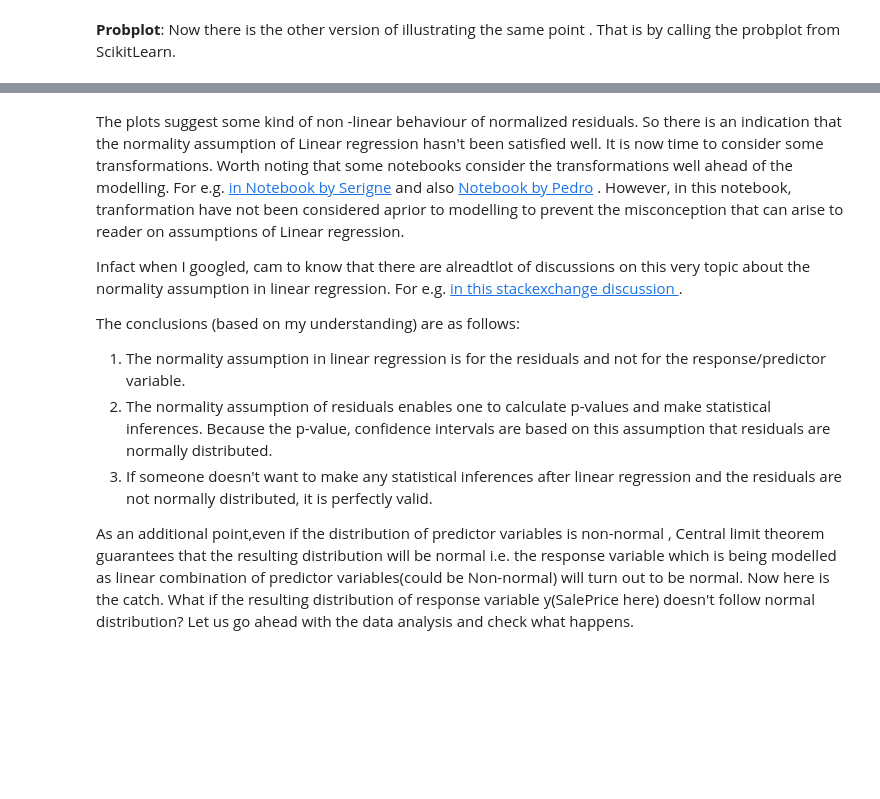
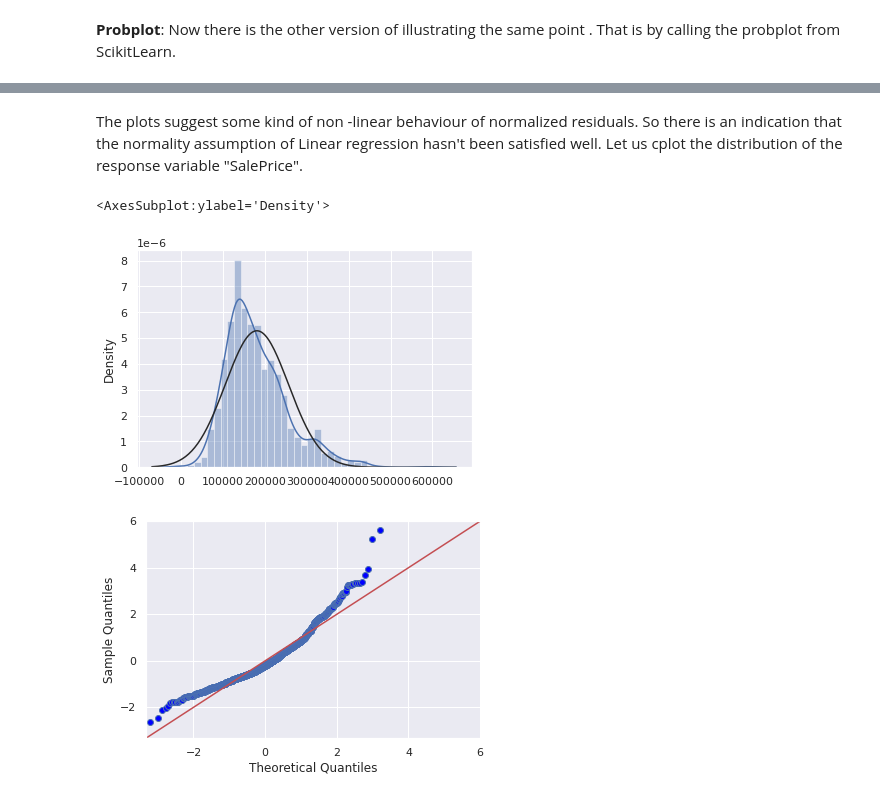
Before and after one commit to tilakmallikarjun/tilakmallikarjun, a Jupyter notebook: eda-notebook.ipynb, the cells around one changed output, grey strips where cells are left out. Saved outputs shown, nothing was run; the diff lists cells and outputs as text; code cells hidden in the pictures; blank space fills up the shorter version.

Commit message:
Kaggle Notebook | EDA_notebook | Version 11

```diff
--- a/eda-notebook.ipynb
+++ b/eda-notebook.ipynb
@@ -693,12 +687,11 @@ residuals = stats.probplot(res, plot=plt)
-# %% [markdown]
-The plots suggest some kind of non -linear behaviour of normalized residuals. So there is an indication that the normality assumption of Linear regression hasn't been satisfied well. It is now time to consider some transformations. Worth noting that some notebooks consider the transformations well ahead of the modelling. For e.g. [in  Notebook by Serigne](https://www.kaggle.com/serigne/stacked-regressions-top-4-on-leaderboard?rvi=1) and also [Notebook by Pedro](https://www.kaggle.com/pmarcelino/comprehensive-data-exploration-with-python) . However, in this notebook, tranformation have not been considered aprior to modelling to prevent the misconception that can arise to reader on assumptions of Linear regression.
-
-Infact when I googled, cam to know that there are alreadtlot of discussions on this very topic about the normality assumption in linear regression. For e.g. [ in this stackexchange discussion ](https://stats.stackexchange.com/questions/12262/what-if-residuals-are-normally-distributed-but-y-is-not?newreg=be2fc14894c247fd95e8abdbb16f5af0).
-
-The conclusions (based on my understanding) are as follows:
-1. The normality assumption in linear regression is for the residuals and not for the response/predictor variable.
-2. The normality assumption of residuals enables  one to calculate p-values and make statistical inferences. Because the p-value, confidence intervals are based on this assumption that residuals are normally distributed.
-3. If someone doesn't want to make any statistical inferences after linear regression and the residuals are not normally distributed, it is perfectly valid.
-
-As an additional point,even if the distribution of predictor variables is non-normal , Central limit theorem guarantees that the resulting  distribution will be normal i.e. the response variable which is being modelled as linear combination of predictor variables(could be Non-normal) will turn out to be normal.
-Now here is the catch. What if the resulting distribution of response variable y(SalePrice here) doesn't follow normal distribution?  Let us go ahead with the data analysis and check what happens.
+# %% [markdown]
+The plots suggest some kind of non -linear behaviour of normalized residuals. So there is an indication that the normality assumption of Linear regression hasn't been satisfied well. Let us cplot the distribution of the response variable "SalePrice".
+# %%
+sns.distplot(y_pred, fit= norm)
+# %% [output]
+<AxesSubplot:ylabel='Density'>
+[figure, added]
+# %%
+fig=sm.qqplot(y_pred,line='45',fit=True,dist=stats.norm)
+# %% [output]
+[figure, added]
```
Also changed, not shown: parts of 30 cells of this notebook.
